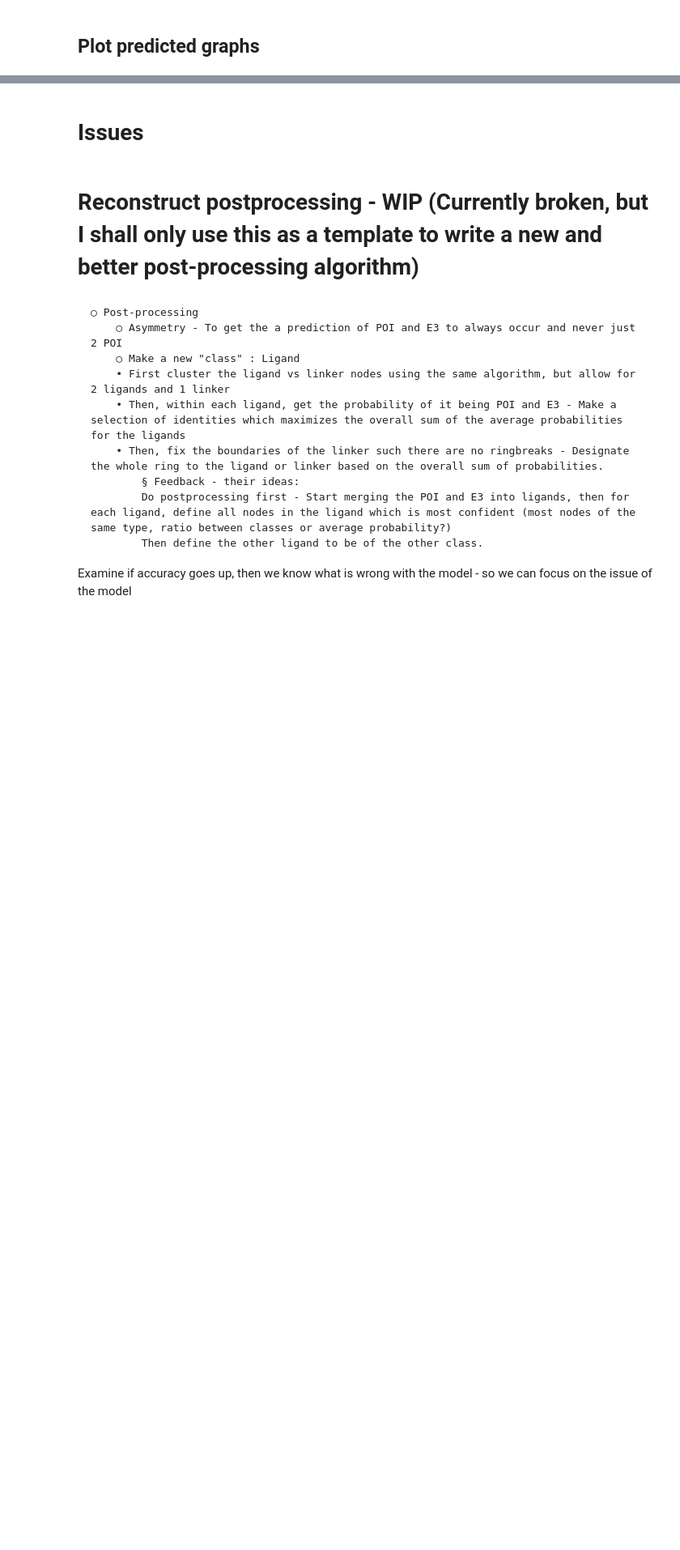
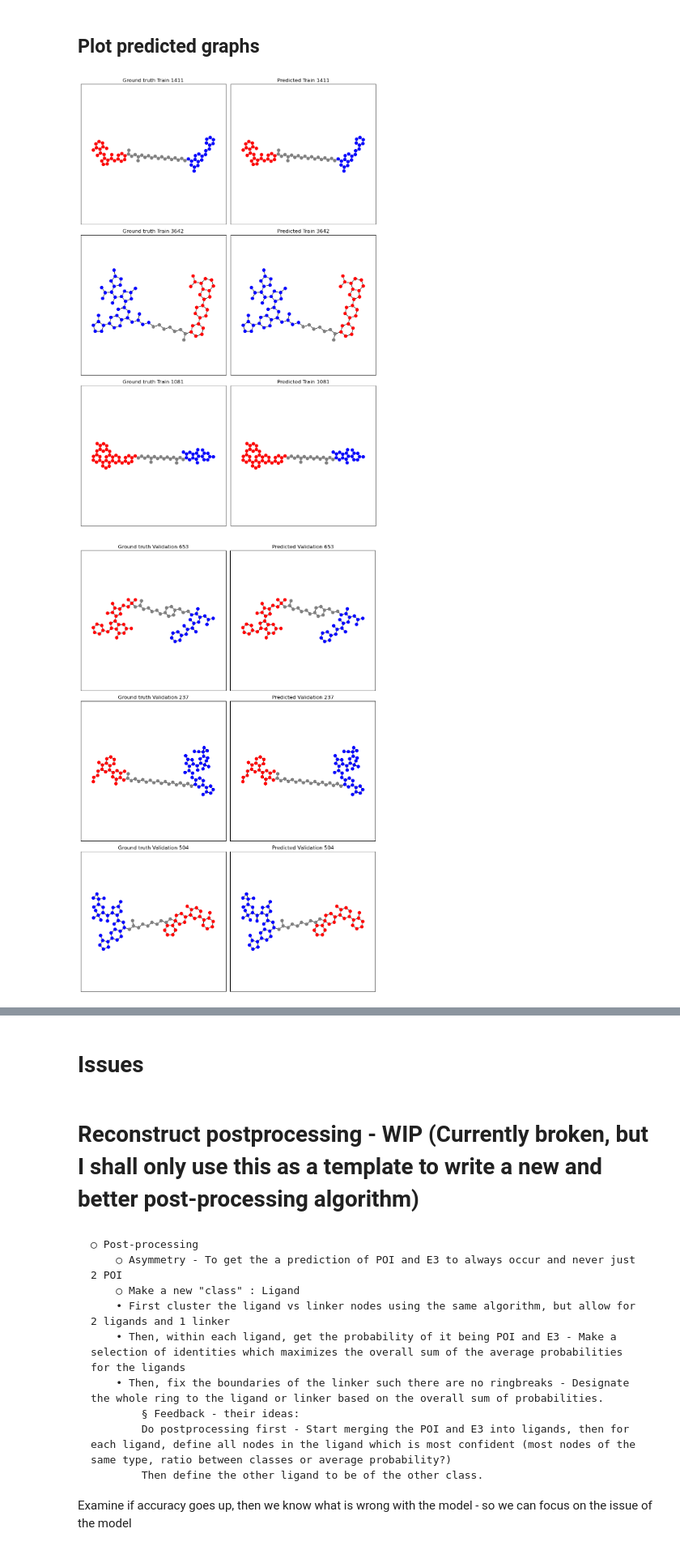
Before and after one commit to ribesstefano/PROTAC-Splitter, a Jupyter notebook: notebooks/GNN/gnn_full_pipeline_v1.2.ipynb, the cells around one changed output, grey strips where cells are left out. Shown at 81% size. Saved outputs shown, nothing was run; the diff lists cells and outputs as text; code cells hidden in the pictures; blank space fills up the shorter version.

```diff
--- a/notebooks/GNN/gnn_full_pipeline_v1.2.ipynb
+++ b/notebooks/GNN/gnn_full_pipeline_v1.2.ipynb
@@ -1539,7 +1544,3 @@ else:
     datasets = [train_set_pub, val_set_pub, test_set_pub, test_a0_set_pub, test_a1_set_pub, test_a2_set_pub]
 test_sets = [test_set_pub, test_a0_set_pub, test_a1_set_pub, test_a2_set_pub]
 dataset_names = ["Train", "Validation", "Test PROTAC", "Test POI", "Test Linker", "Test E3"]
-# %%
-for batch in DataLoader(train_set_pub, shuffle=False, batch_size=2):
-    print(batch["ptr"])
-    break
@@ -1642,7 +1641,7 @@ if visualize_bonds:
 # %% [markdown]
 # Optuna
 # %%
-use_optuna = False
+use_optuna = True
 # %%
 import optuna
 import torch.optim as optim
@@ -1654,10 +1653,8 @@ def objective(trial, max_epochs=5, model_type='link_pred', datasets=[[train_set_
     outputs = []
     for train_CV_set, val_CV_set in zip(datasets[0], datasets[1]):
 
-        print(train_CV_set)
-
         lr = trial.suggest_float("lr", 1e-6, 5e-3, log=True)
-        batch_size = trial.suggest_categorical("batch_size", [1, 4, 16])
+        batch_size = trial.suggest_categorical("batch_size", [1, 2, 4])
         criterion_reduction = "sum" #trial.suggest_categorical("criterion_reduction", ["sum", "mean"])
         num_layers = trial.suggest_int('num_layers', 5, 9)
         layer_sizes = [64, 128, 248, 512, 768, 1024]  # Allowed layer sizes
@@ -1704,7 +1701,6 @@ def objective(trial, max_epochs=5, model_type='link_pred', datasets=[[train_set_
         #                                    layer_dims=layer_dims, output_layer_type=output_layer_type,
          #                                   gnn_layer_type=gnn_layer_type, device=device)
 
-        print(model_type)
         init_params = {'model_type': model_type,
                     'node_feature_dim': node_feature_dim,
                     'layer_dims': layer_dims,
@@ -1729,9 +1725,9 @@ def objective(trial, max_epochs=5, model_type='link_pred', datasets=[[train_set_
         median_over_n_val_losses = 10
         #max_epochs = 5
         stop_if_val_acc_below_x_at_n_list = [ {'val_frac_criteria': 0.42, 'n_epochs': 1}, # good cutoff for node predictions
-                                            {'val_frac_criteria': 0.2, 'n_epochs': 2}, {'val_frac_criteria': 0.7, 'n_epochs': 2},
-                                            {'val_frac_criteria': 0.3, 'n_epochs': 3},  {'val_frac_criteria': 0.8, 'n_epochs': 3},
-                                            {'val_frac_criteria': 0.5, 'n_epochs': 5}, {'val_frac_criteria': 0.9, 'n_epochs': 4},
+                                            {'val_frac_criteria': 0.2, 'n_epochs': 2}, #{'val_frac_criteria': 0.7, 'n_epochs': 2},
+                                            {'val_frac_criteria': 0.3, 'n_epochs': 3}, # {'val_frac_criteria': 0.8, 'n_epochs': 3},
+                                            {'val_frac_criteria': 0.5, 'n_epochs': 5},# {'val_frac_criteria': 0.9, 'n_epochs': 4},
                                             #{'val_frac_criteria': 0.65, 'n_epochs': 8},
                                             #{'val_frac_criteria': 0.75, 'n_epochs': 5},
                                             {'val_frac_criteria': 0.9, 'n_epochs': 40}] #[x,n]   #if below 60% accuracy at 5 epochs, abort: x% at n epochs
@@ -1991,13 +1981,12 @@ datasets[0].boundary_bonds[0]
 # %%
 from networkx import draw_networkx
 
-#model_type = "link_pred"
 
-lr =  0.0002     #0.0001 #0.0004262330582033234# 0.000563
-batch_size = 1
-criterion_reduction = "sum" #Allternatives: "sum" "mean"
-num_layers = 6 #10
-layer_dims = [128 for i in range(num_layers)] #[128 for i in range(num_layers)]
+lr =  0.00025     #0.0001 #0.0004262330582033234# 0.000563
+batch_size = 8
+criterion_reduction = "sum" #Alternatives: "sum" "mean"
+num_layers = 8 #10
+layer_dims = [512 for i in range(num_layers)] #[128 for i in range(num_layers)]
 output_layer_type = "linear_linkpred"                   #unsure if about data leakage withing a batch with a batchsize greater than 1 - I sum all node features in the batch - Should be sum over a graph, for all graphs
 gnn_layer_type = "GraphConv" #     ['GraphConv', 'GCNConv', 'GATConv', 'SAGEConv', 'TransformerConv'])   #Have not implemented AttentiveFP and GINConv yet.
 
@@ -2023,6 +2012,7 @@ if num_layers<=6 and max(layer_dims)<=248:
     device = torch.device("cpu") #"cuda" if torch.cuda.is_available() else "cpu") #"cpu") ## cuda makes the size of the network no longer matter in terms of epoch-time?! (64=1024 dimensions) On cpu it is 7 s vs 1min 30 seconds. GPU: 14 s vs 14 s
 else:
     device = torch.device("cuda" if torch.cuda.is_available() else "cpu") #"cpu") ## cuda makes the size of the network no longer matter in terms of epoch-time?! (64=1024 dimensions) On cpu it is 7 s vs 1min 30 seconds. GPU: 14 s vs 14 s
+
 
 num_predicted_classes = 3
 init_params = {'model_type': model_type,
@@ -2059,6 +2049,7 @@ median_over_n_val_losses = None# 15
 min_over_n_val_losses = 10
 stop_if_val_acc_below_x_at_n_list = None
 
+num_workers_dataloader = 4
 
 print_every_n_epochs = 1
 compute_pretrained_values = False
@@ -2087,7 +2078,8 @@ def crossval_model():
                                     stop_if_val_acc_below_x_at_n_list=stop_if_val_acc_below_x_at_n_list,
                                     print_every_n_epochs=print_every_n_epochs,
                                     datasets_to_print=dataset_names, #number of elements is what matters, not which or how many: train->val->testsets
-                                    compute_pretrained_values=compute_pretrained_values
+                                    compute_pretrained_values=compute_pretrained_values,
+                                    num_workers_dataloader=num_workers_dataloader
         )
         outputs.append(output)
     return outputs
@@ -2103,7 +2095,7 @@ def standard_train_model(model, datasets_custom = datasets): # [datasets[0][0],
                                 batch_size=batch_size,
                                 epochs=num_epochs,
                                 max_epochs=max_epochs,
-                                shuffle=False,
+                                shuffle=True,
                                 val_early_stopping=val_early_stopping,
                                 median_over_n_val_losses=median_over_n_val_losses,
                                 stop_if_val_acc_below_x_at_n_list=stop_if_val_acc_below_x_at_n_list,
@@ -2121,11 +2113,5 @@ start_time = datetime.now()
 #    with record_function("model_inference_2"):
 output = standard_train_model(model=model)
 finishing_time = datetime.now()
-
-#Link pred type errors:
-# The splittable bonds include ring structures.... because RDKit doesnt see them as rings!... => Need to update find_connected_ring_systems => no, update get_components_from_ring_systems, it needs to merge two ringsystems that share 2 or more atoms!
-    # added merger of rings if sharing 2 or more atoms => Problem solved?
-# The raw_prediction is empty ... because the splittable_bonds is empty, because one ligand lacks rings and the other has 1 ring => because of protac
-# sometimes the while loop goes infinite ....
 # %% [output]
 Epoch 1 Metrics:
@@ -2582,8 +2620,8 @@ for dataset, set_str in zip(datasets, set_strs):
 
         # Obtain predictions and plot on the right column
         if model.model_type == "link_pred":
-            edges_to_predict = batch.splittable_bonds_coo
-            edges_to_predict = torch.transpose(edges_to_predict, dim0=0, dim1=1)
+            edges_to_predict = batch["splittable_bonds"]
+            #edges_to_predict = torch.transpose(edges_to_predict, dim0=0, dim1=1)
 
             raw_prediction = model.forward(batch, edges_to_predict=edges_to_predict)  # Forward pass
         else:
@@ -2591,30 +2629,33 @@ for dataset, set_str in zip(datasets, set_strs):
 
         class_predictions, _ = model._predict_node_labels_and_probabilities_for_batch(batch, raw_prediction)
 
         #if model_type == "boundary_pred":
         #    class_predictions = process_predicted_boundaries_to_substructure_labels(protac_data.smiles, raw_prediction)
         #elif model_type == "node_pred" or model_type == "node_pred_graph":
         #    class_predictions = raw_prediction.argmax(dim=1)
 
         predicted_colors = ['red' if label == 0 else 'gray' if label == 1 else 'blue' for label in class_predictions]
 
         nx.draw_networkx(G, pos=pos, ax=axarr[i, 1], node_color=predicted_colors, with_labels=False, node_size=50)
         axarr[i, 1].set_title(f"Predicted {set_str} {protac_idx}")
         axarr[i, 1].axis('equal')
 
         if plot_postprocessed_graphs:
             for node, class_prediction in zip(G.nodes, class_predictions):
                 G.nodes[node]['node_class'] = class_prediction.item()
             G, _ = redefine_outlier_nodes(G) #Can run 10 000 times within 1.2 seconds => Not a speed-bottleneck
             G = consolidate_clusters(G)
             color_map = {0: 'red', 1: 'gray', 2: 'blue'}
             predicted_colors_postprocessed = [color_map[G.nodes[node]['node_class']] for node in G]
 
 
             nx.draw_networkx(G, pos=pos, ax=axarr[i, 2], node_color=predicted_colors_postprocessed, with_labels=False, node_size=50)#, labels=labels, font_color=predicted_colors_postprocessed)
             axarr[i, 2].set_title(f"Pred & Processed {set_str} {protac_idx}")
             axarr[i, 2].axis('equal')
 
 
     plt.tight_layout()
     plt.show()
+# %% [output]
+[figure, added]
+[figure, added]
```
Also changed, not shown: parts of 14 cells of this notebook.
